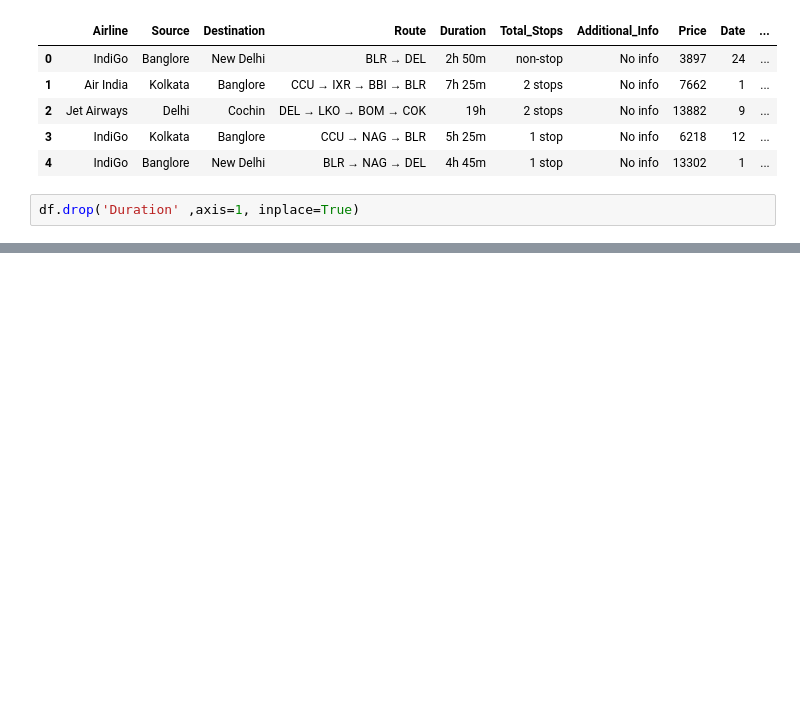
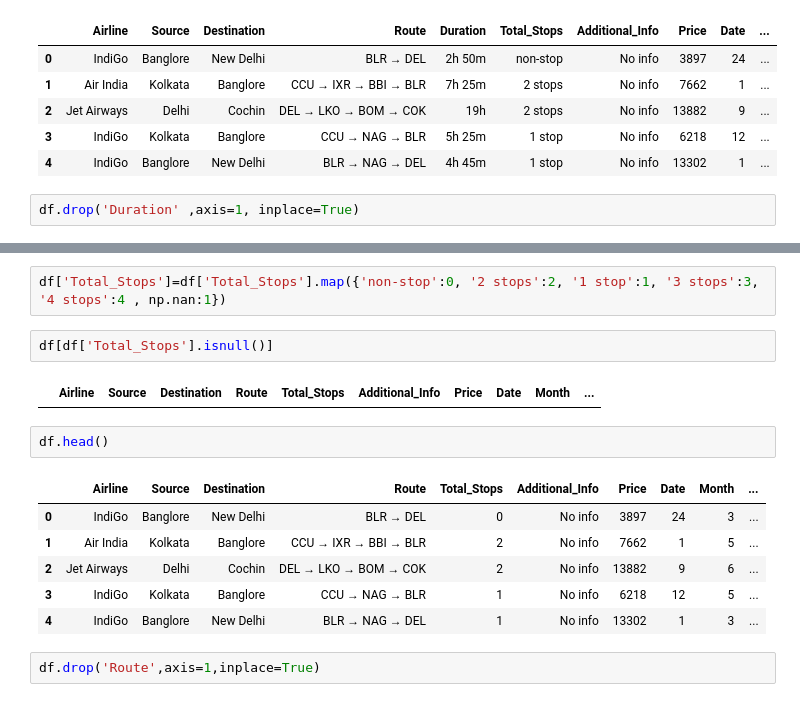
Before and after one commit to Abhinavexists/Feature_Engineering_and_EDA, a Jupyter notebook: Exploratory data analysis/Flight_price.ipynb, the cells around one changed output, grey strips where cells are left out. Saved outputs shown, nothing was run; the diff lists cells and outputs as text; blank space fills up the shorter version.

Commit message:
Flight Price EDA

```diff
--- a/Exploratory data analysis/Flight_price.ipynb
+++ b/Exploratory data analysis/Flight_price.ipynb
@@ -219,0 +245,17 @@ df.drop('Duration' ,axis=1, inplace=True)
+# %%
+df['Total_Stops']=df['Total_Stops'].map({'non-stop':0, '2 stops':2, '1 stop':1, '3 stops':3, '4 stops':4 , np.nan:1})
+# %%
+df[df['Total_Stops'].isnull()]
+# %% [output]
+|  | Airline | Source | Destination | Route | Total_Stops | Additional_Info | Price | Date | Month | ... |
+# %%
+df.head()
+# %% [output]
+|  | Airline | Source | Destination | Route | Total_Stops | Additional_Info | Price | Date | Month | ... |
+| 0 | IndiGo | Banglore | New Delhi | BLR → DEL | 0 | No info | 3897 | 24 | 3 | ... |
+| 1 | Air India | Kolkata | Banglore | CCU → IXR → BBI → BLR | 2 | No info | 7662 | 1 | 5 | ... |
+| 2 | Jet Airways | Delhi | Cochin | DEL → LKO → BOM → COK | 2 | No info | 13882 | 9 | 6 | ... |
+| 3 | IndiGo | Kolkata | Banglore | CCU → NAG → BLR | 1 | No info | 6218 | 12 | 5 | ... |
+| 4 | IndiGo | Banglore | New Delhi | BLR → NAG → DEL | 1 | No info | 13302 | 1 | 3 | ... |
+# %%
+df.drop('Route',axis=1,inplace=True)
```
Also changed, not shown: parts of 14 cells of this notebook.
